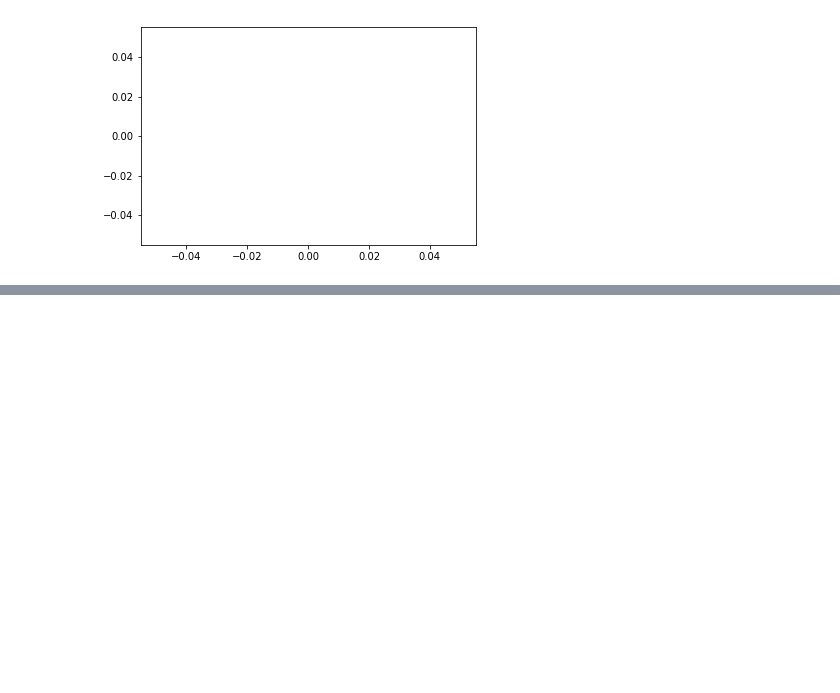
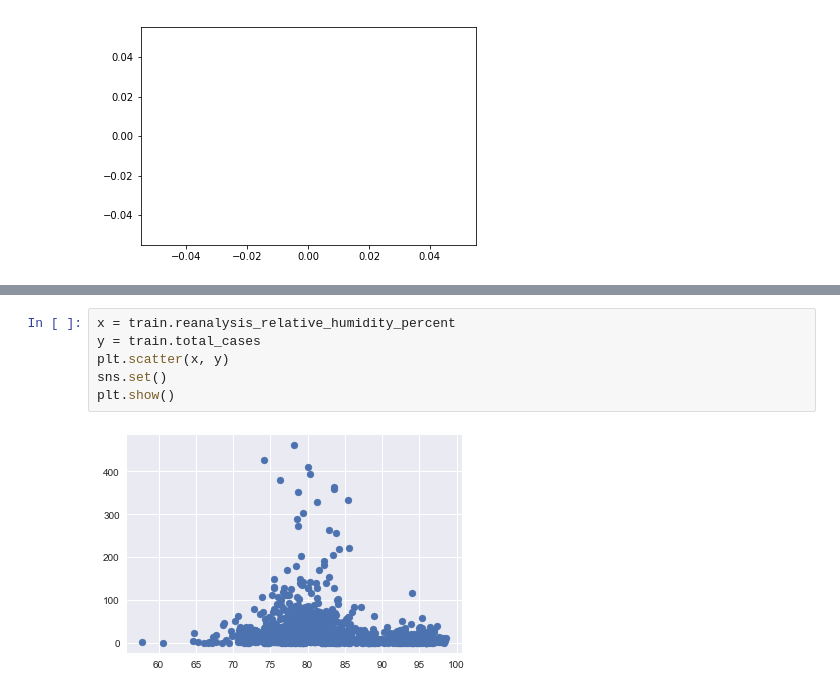
Before and after one commit to corybaird/Predicting_Disease_Spread, a Jupyter notebook: Asumi_Dengues_EDA2.ipynb, the cells around one changed output, grey strips where cells are left out. Saved outputs shown, nothing was run; the diff lists cells and outputs as text; blank space fills up the shorter version.

```diff
--- a/Asumi_Dengues_EDA2.ipynb
+++ b/Asumi_Dengues_EDA2.ipynb
@@ -453,0 +517,8 @@ plt.show()
+# %%
+x = train.reanalysis_relative_humidity_percent
+y = train.total_cases
+plt.scatter(x, y)
+sns.set()
+plt.show()
+# %% [output]
+[figure, added]
```
Also changed, not shown: parts of 32 cells of this notebook.
